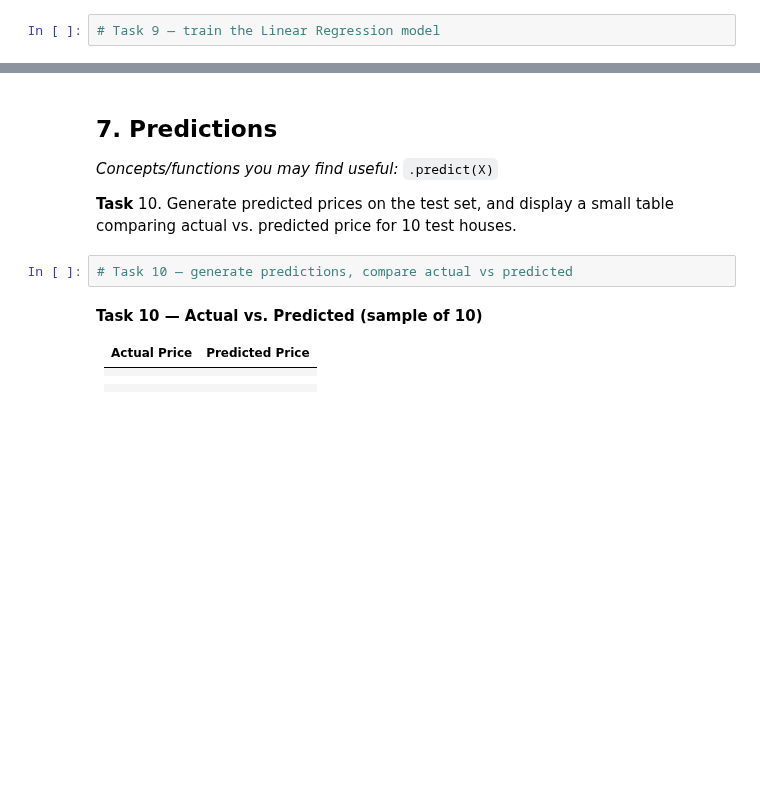
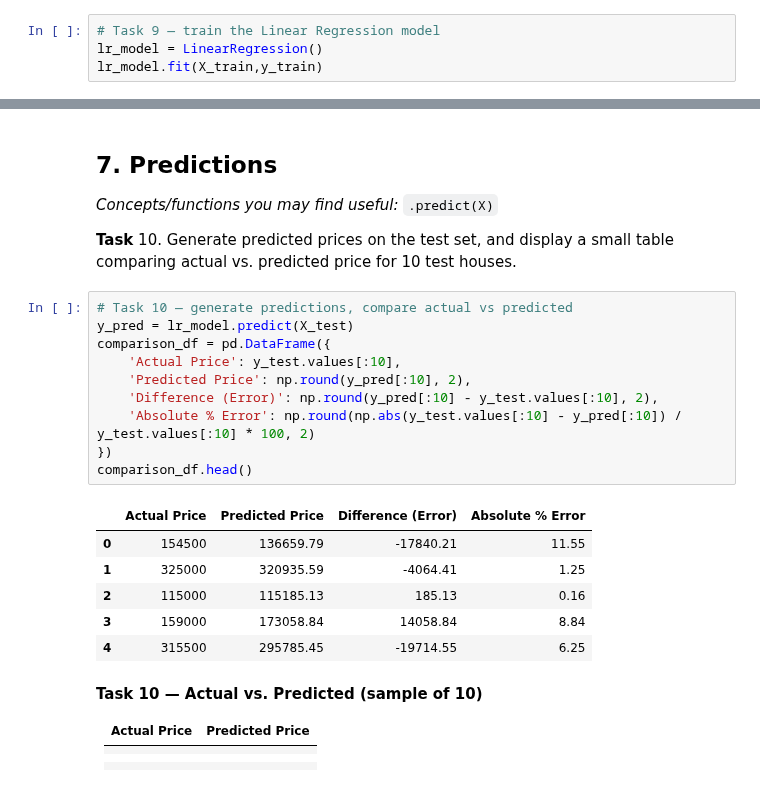
Before and after one commit to baqar360/ML-Lab-Semester-5, a Jupyter notebook: lab 5/Lab5_Linear_Regression_Template.ipynb, the cells around one changed output, grey strips where cells are left out. Saved outputs shown, nothing was run; the diff lists cells and outputs as text; blank space fills up the shorter version.

Commit message:
linear regression trained

```diff
--- a/lab 5/Lab5_Linear_Regression_Template.ipynb
+++ b/lab 5/Lab5_Linear_Regression_Template.ipynb
@@ -216,3 +216,5 @@ testing shape of y (292,)
 9. Train a `LinearRegression` model on the training data.
 # %%
 # Task 9 — train the Linear Regression model
+lr_model = LinearRegression()
+lr_model.fit(X_train,y_train)
@@ -225,8 +229,23 @@ testing shape of y (292,)
 
 **Task**
 10. Generate predicted prices on the test set, and display a small table comparing actual vs. predicted price for 10 test houses.
-# %%
-# Task 10 — generate predictions, compare actual vs predicted
+# %%
+# Task 10 — generate predictions, compare actual vs predicted
+y_pred = lr_model.predict(X_test)
+comparison_df = pd.DataFrame({
+    'Actual Price': y_test.values[:10],
+    'Predicted Price': np.round(y_pred[:10], 2),
+    'Difference (Error)': np.round(y_pred[:10] - y_test.values[:10], 2),
+    'Absolute % Error': np.round(np.abs(y_test.values[:10] - y_pred[:10]) / y_test.values[:10] * 100, 2)
+})
+comparison_df.head()
+# %% [output]
+|  | Actual Price | Predicted Price | Difference (Error) | Absolute % Error |
+| 0 | 154500 | 136659.79 | -17840.21 | 11.55 |
+| 1 | 325000 | 320935.59 | -4064.41 | 1.25 |
+| 2 | 115000 | 115185.13 | 185.13 | 0.16 |
+| 3 | 159000 | 173058.84 | 14058.84 | 8.84 |
+| 4 | 315500 | 295785.45 | -19714.55 | 6.25 |
 # %% [markdown]
 **Task 10 — Actual vs. Predicted (sample of 10)**
 
```
Also changed, not shown: parts of 1 cell of this notebook.
